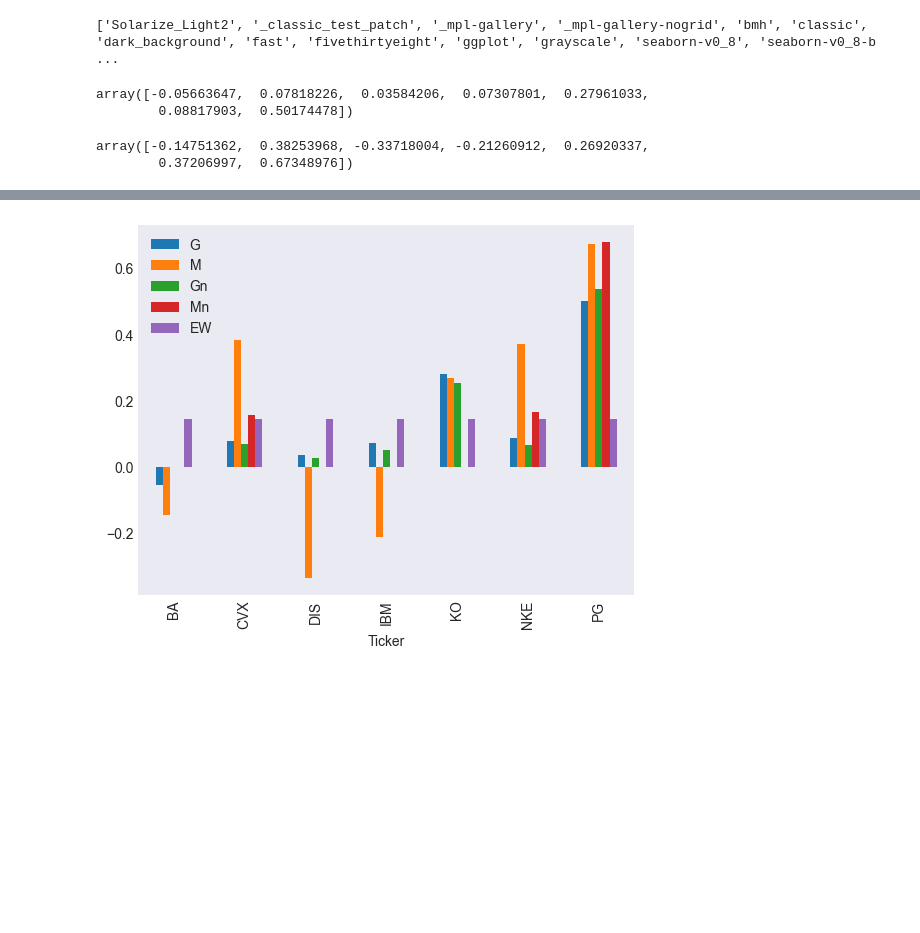
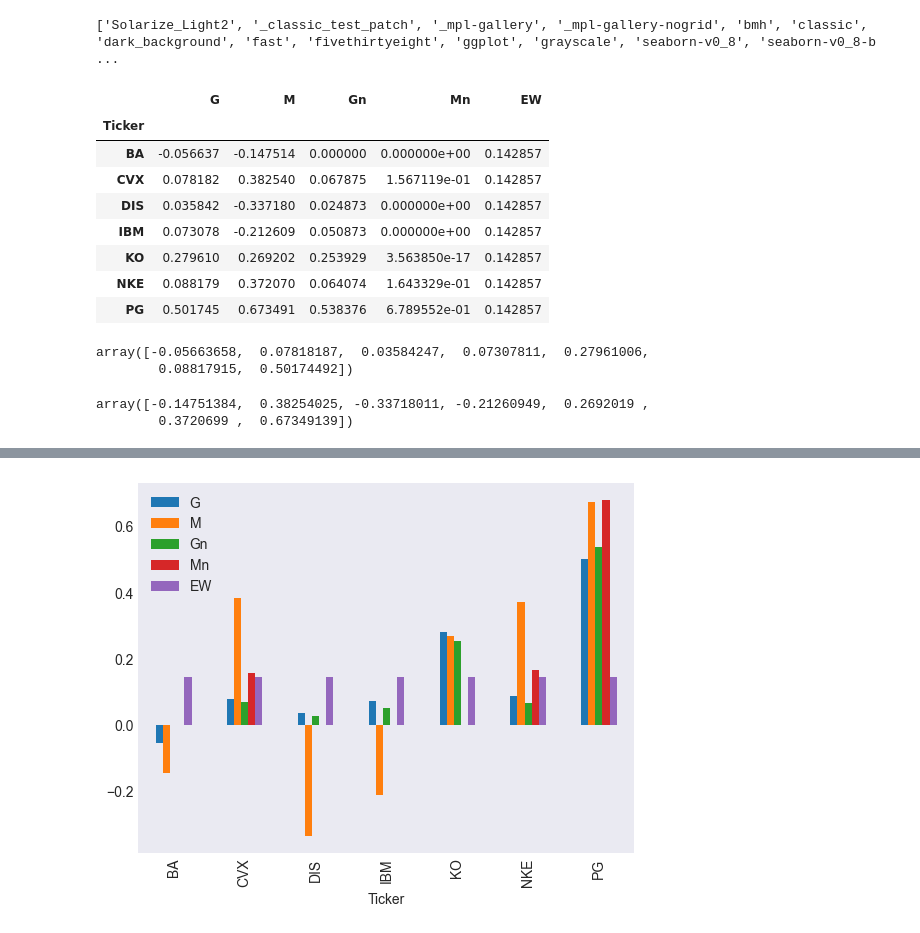
Before and after one commit to adenmao1202/skl_courses, a Jupyter notebook: data investing /數據化投資分析/DIA_WEEK_7.ipynb, the cells around one changed output, grey strips where cells are left out. Saved outputs shown, nothing was run; the diff lists cells and outputs as text; code cells hidden in the pictures; blank space fills up the shorter version.

```diff
--- a/data investing /數據化投資分析/DIA_WEEK_7.ipynb
+++ b/data investing /數據化投資分析/DIA_WEEK_7.ipynb
@@ -265,5 +276,9 @@ np.sum(x0)
 # options = {'ftol': 1e-10 , 'disp': True}
     # ftol : accuracy
     # disp : print out solution
+# %%
+N = len(ER)    # 7
+x0 = np.ones(N)/N # initial guess with w = 1/N
+cons = ({'type': 'eq' ,'fun' : lambda x: np.sum(x)- 1})  # constraints
 # %%
 # GMVP : global min varaince portfolio ( minimize portfolio variance )
@@ -460,21 +468,32 @@ print(plt.style.available)
 # %%
 
 # Use the correct style name
 plt.style.use('seaborn-v0_8-dark')
 
 # Create the DataFrame
 P = pd.DataFrame(index=Ri.columns)  # set index to tickers
-P['G'], P['M'], P['Gn'], P['Mn'], P['EW'] = G, M, Gn, Mn, 1 / N
+P['G'], P['M'], P['Gn'], P['Mn'], P['EW'] = G, M, Gn, Mn, 1 / N    # weights
+P
+# %% [output]
+|  | G | M | Gn | Mn | EW |
+| Ticker |  |  |  |  |  |
+| BA | -0.056637 | -0.147514 | 0.000000 | 0.000000e+00 | 0.142857 |
+| CVX | 0.078182 | 0.382540 | 0.067875 | 1.567119e-01 | 0.142857 |
+| DIS | 0.035842 | -0.337180 | 0.024873 | 0.000000e+00 | 0.142857 |
+| IBM | 0.073078 | -0.212609 | 0.050873 | 0.000000e+00 | 0.142857 |
+| KO | 0.279610 | 0.269202 | 0.253929 | 3.563850e-17 | 0.142857 |
+| NKE | 0.088179 | 0.372070 | 0.064074 | 1.643329e-01 | 0.142857 |
+| PG | 0.501745 | 0.673491 | 0.538376 | 6.789552e-01 | 0.142857 |
 # %%
 G # GMVP weights
 # %% [output]
-array([-0.05663647,  0.07818226,  0.03584206,  0.07307801,  0.27961033,
-        0.08817903,  0.50174478])
+array([-0.05663658,  0.07818187,  0.03584247,  0.07307811,  0.27961006,
+        0.08817915,  0.50174492])
 # %%
 M # MSRP weights
 # %% [output]
-array([-0.14751362,  0.38253968, -0.33718004, -0.21260912,  0.26920337,
-        0.37206997,  0.67348976])
+array([-0.14751384,  0.38254025, -0.33718011, -0.21260949,  0.2692019 ,
+        0.3720699 ,  0.67349139])
 # %%
 P  # weights for diff portfolios
 # EW : equal weight
```
Also changed, not shown: parts of 39 cells of this notebook, 6 other files.
